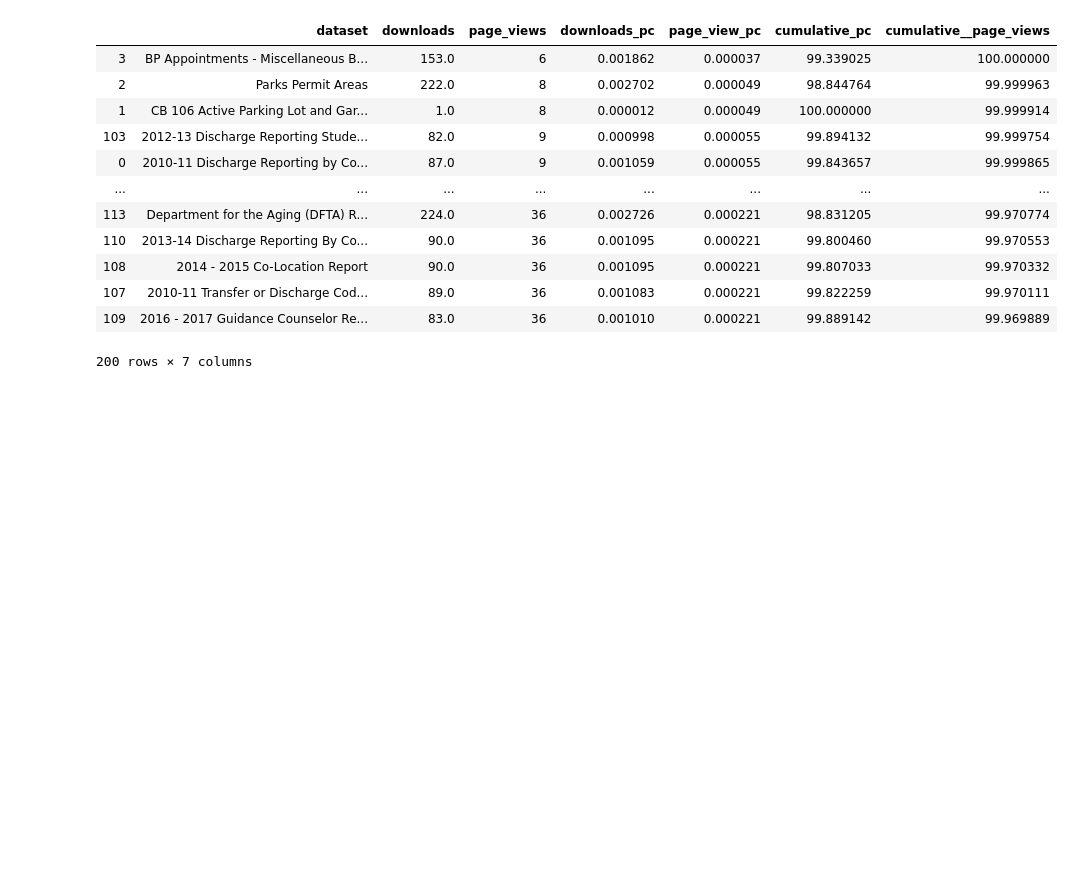
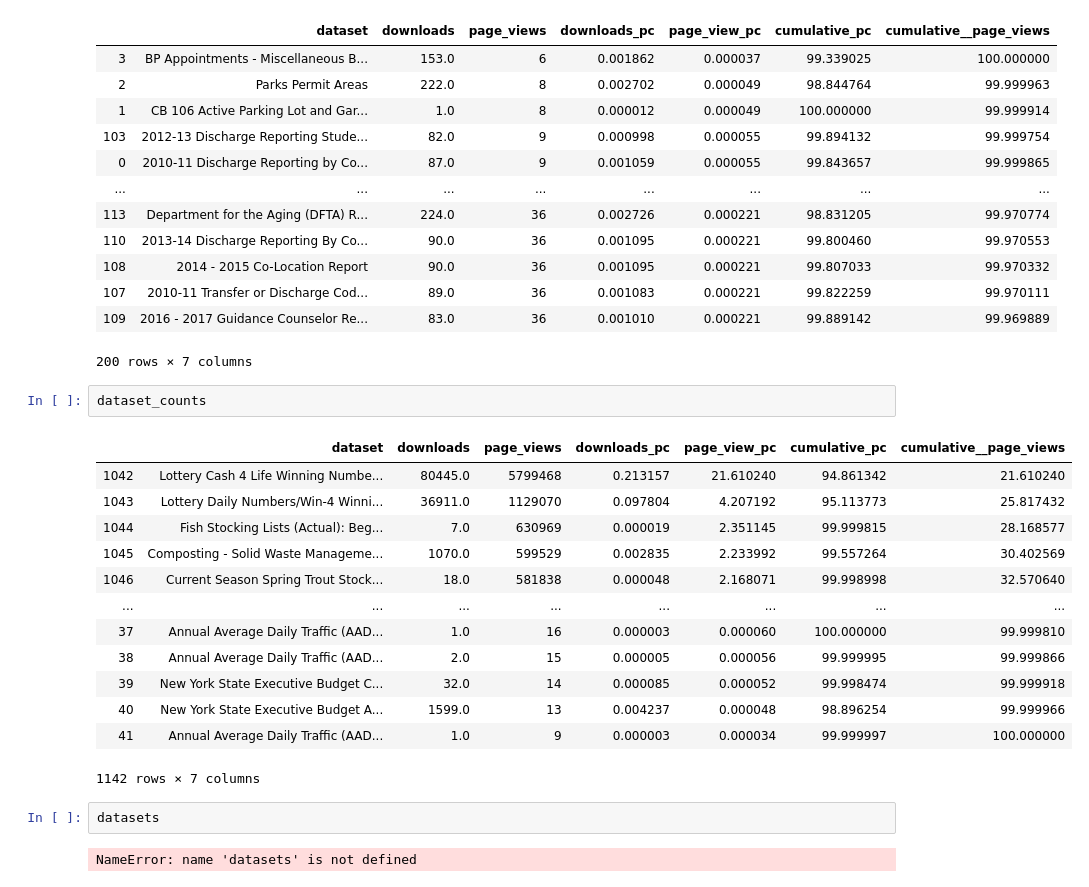
Before and after one commit to tsdataclinic/scout, a Jupyter notebook: QuickStats.ipynb, the cells around one changed output. Drawn from its saved outputs; the diff is of its cells as text; blank space fills up the shorter version.

```diff
--- a/QuickStats.ipynb
+++ b/QuickStats.ipynb
@@ -184,3 +199,23 @@ dataset_counts[dataset_counts.page_views>0].sort_values(by="page_views").head(20
 | 107 | 2010-11 Transfer or Discharge Cod... | 89.0 | 36 | 0.001083 | 0.000221 | 99.822259 | 99.970111 |
 | 109 | 2016 - 2017 Guidance Counselor Re... | 83.0 | 36 | 0.001010 | 0.000221 | 99.889142 | 99.969889 |
 200 rows × 7 columns
+# %%
+dataset_counts
+# %% [output]
+|  | dataset | downloads | page_views | downloads_pc | page_view_pc | cumulative_pc | cumulative__page_views |
+| 1042 | Lottery Cash 4 Life Winning Numbe... | 80445.0 | 5799468 | 0.213157 | 21.610240 | 94.861342 | 21.610240 |
+| 1043 | Lottery Daily Numbers/Win-4 Winni... | 36911.0 | 1129070 | 0.097804 | 4.207192 | 95.113773 | 25.817432 |
+| 1044 | Fish Stocking Lists (Actual): Beg... | 7.0 | 630969 | 0.000019 | 2.351145 | 99.999815 | 28.168577 |
+| 1045 | Composting - Solid Waste Manageme... | 1070.0 | 599529 | 0.002835 | 2.233992 | 99.557264 | 30.402569 |
+| 1046 | Current Season Spring Trout Stock... | 18.0 | 581838 | 0.000048 | 2.168071 | 99.998998 | 32.570640 |
+| ... | ... | ... | ... | ... | ... | ... | ... |
+| 37 | Annual Average Daily Traffic (AAD... | 1.0 | 16 | 0.000003 | 0.000060 | 100.000000 | 99.999810 |
+| 38 | Annual Average Daily Traffic (AAD... | 2.0 | 15 | 0.000005 | 0.000056 | 99.999995 | 99.999866 |
+| 39 | New York State Executive Budget C... | 32.0 | 14 | 0.000085 | 0.000052 | 99.998474 | 99.999918 |
+| 40 | New York State Executive Budget A... | 1599.0 | 13 | 0.004237 | 0.000048 | 98.896254 | 99.999966 |
+| 41 | Annual Average Daily Traffic (AAD... | 1.0 | 9 | 0.000003 | 0.000034 | 99.999997 | 100.000000 |
+1142 rows × 7 columns
+# %%
+datasets
+# %% [output]
+NameError: name 'datasets' is not defined
```
Also changed, not shown: parts of 11 cells of this notebook, 3 other files.
